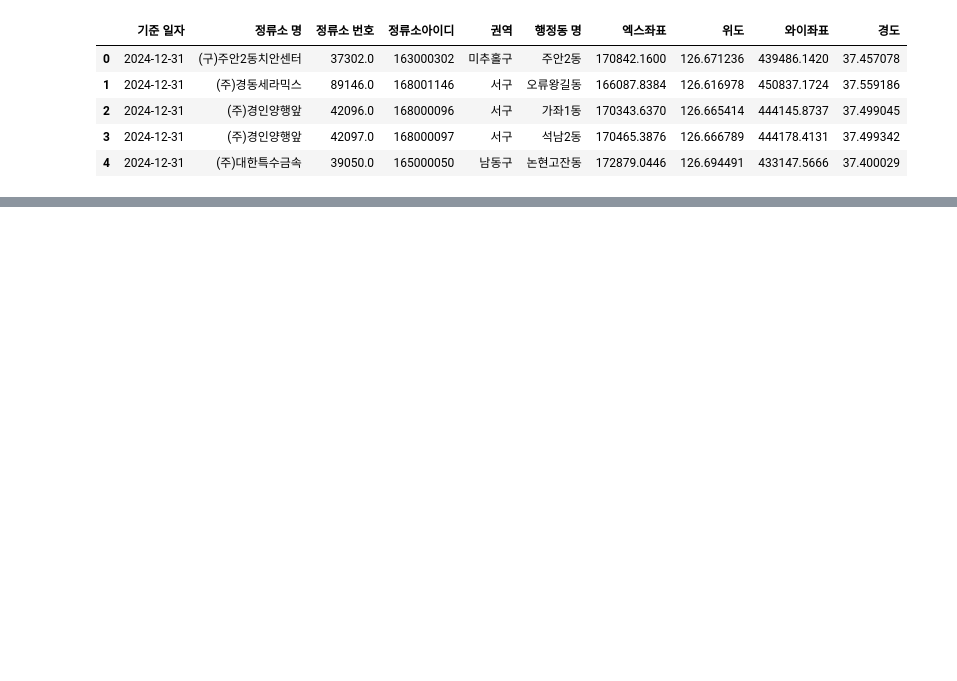
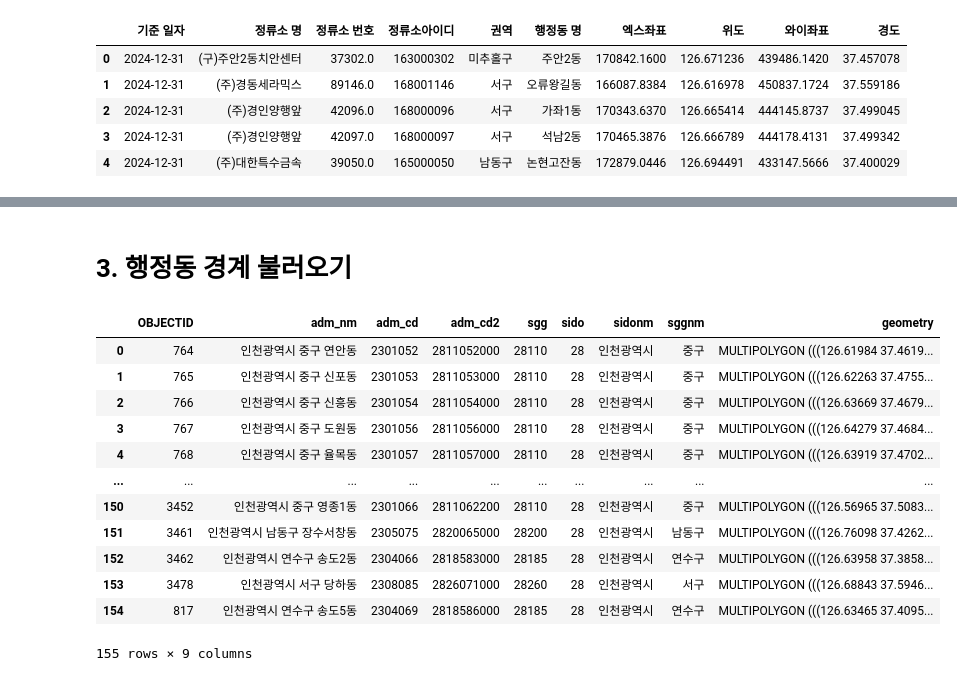
Before and after one commit to taegyeong0225/seogu-bus-optimization, a Jupyter notebook: analysis/02_인천_서구_버스_노선.ipynb, the cells around one changed output, grey strips where cells are left out. Saved outputs shown, nothing was run; the diff lists cells and outputs as text; code cells hidden in the pictures; blank space fills up the shorter version.

```diff
--- a/analysis/02_인천_서구_버스_노선.ipynb
+++ b/analysis/02_인천_서구_버스_노선.ipynb
@@ -94,0 +155,21 @@ m
+# %% [markdown]
+# 3. 행정동 경계 불러오기
+# %%
+# 행정동 경계 geojson 불러오기
+dong_geo_path = '/content/gdrive/My Drive/sw융합프로젝트(1)/인천광역시.geojson'
+gdf_dong = gpd.read_file(dong_geo_path)
+gdf_dong
+# %% [output]
+|  | OBJECTID | adm_nm | adm_cd | adm_cd2 | sgg | sido | sidonm | sggnm | geometry |
+| 0 | 764 | 인천광역시 중구 연안동 | 2301052 | 2811052000 | 28110 | 28 | 인천광역시 | 중구 | MULTIPOLYGON (((126.61984 37.4619... |
+| 1 | 765 | 인천광역시 중구 신포동 | 2301053 | 2811053000 | 28110 | 28 | 인천광역시 | 중구 | MULTIPOLYGON (((126.62263 37.4755... |
+| 2 | 766 | 인천광역시 중구 신흥동 | 2301054 | 2811054000 | 28110 | 28 | 인천광역시 | 중구 | MULTIPOLYGON (((126.63669 37.4679... |
+| 3 | 767 | 인천광역시 중구 도원동 | 2301056 | 2811056000 | 28110 | 28 | 인천광역시 | 중구 | MULTIPOLYGON (((126.64279 37.4684... |
+| 4 | 768 | 인천광역시 중구 율목동 | 2301057 | 2811057000 | 28110 | 28 | 인천광역시 | 중구 | MULTIPOLYGON (((126.63919 37.4702... |
+| ... | ... | ... | ... | ... | ... | ... | ... | ... | ... |
+| 150 | 3452 | 인천광역시 중구 영종1동 | 2301066 | 2811062200 | 28110 | 28 | 인천광역시 | 중구 | MULTIPOLYGON (((126.56965 37.5083... |
+| 151 | 3461 | 인천광역시 남동구 장수서창동 | 2305075 | 2820065000 | 28200 | 28 | 인천광역시 | 남동구 | MULTIPOLYGON (((126.76098 37.4262... |
+| 152 | 3462 | 인천광역시 연수구 송도2동 | 2304066 | 2818583000 | 28185 | 28 | 인천광역시 | 연수구 | MULTIPOLYGON (((126.63958 37.3858... |
+| 153 | 3478 | 인천광역시 서구 당하동 | 2308085 | 2826071000 | 28260 | 28 | 인천광역시 | 서구 | MULTIPOLYGON (((126.68843 37.5946... |
+| 154 | 817 | 인천광역시 연수구 송도5동 | 2304069 | 2818586000 | 28185 | 28 | 인천광역시 | 연수구 | MULTIPOLYGON (((126.63465 37.4095... |
+155 rows × 9 columns
```
Also changed, not shown: parts of 27 cells of this notebook, 1 other file.
